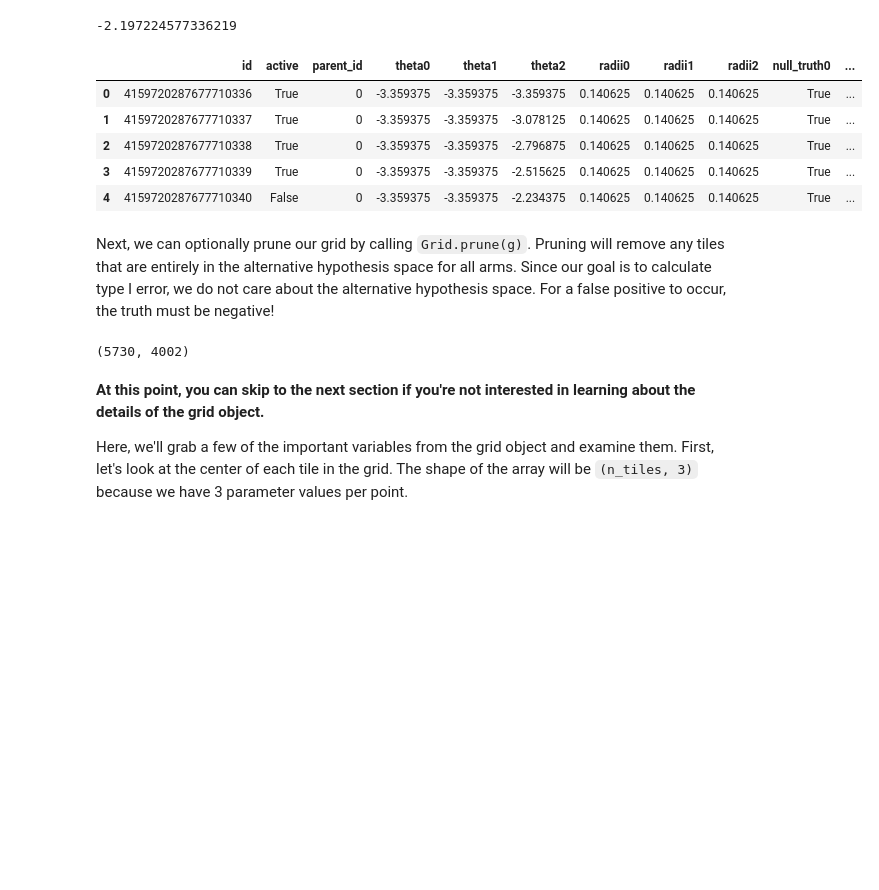
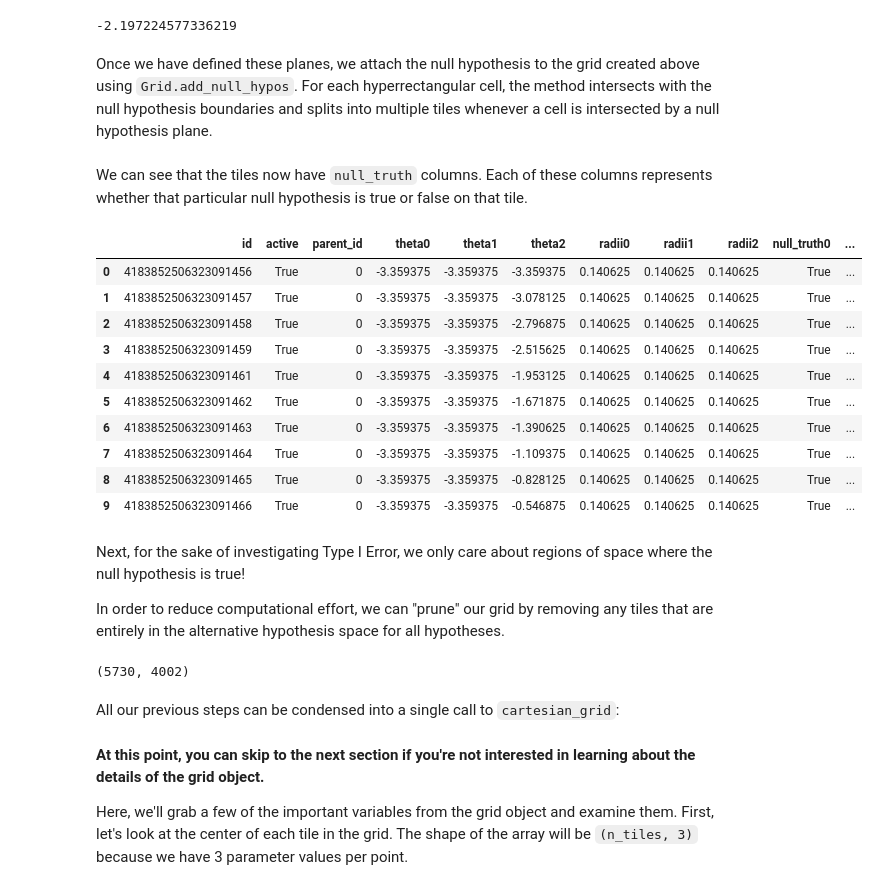
Before and after one commit to Confirm-Solutions/imprint, a Jupyter notebook: tutorials/basket.ipynb, the cells around one changed output. Saved outputs shown, nothing was run; the diff lists cells and outputs as text; code cells hidden in the pictures; blank space fills up the shorter version.

```diff
--- a/tutorials/basket.ipynb
+++ b/tutorials/basket.ipynb
@@ -134,0 +164,2 @@ g_unpruned = g_raw.add_null_hypos(null_hypos)
+# %% [markdown]
+Once we have defined these planes, we attach the null hypothesis to the grid created above using `Grid.add_null_hypos`. For each hyperrectangular cell, the method intersects with the null hypothesis boundaries and splits into multiple tiles whenever a cell is intersected by a null hypothesis plane.
@@ -135,20 +168,31 @@ g_unpruned = g_raw.add_null_hypos(null_hypos)
+# %% [markdown]
+We can see that the tiles now have `null_truth` columns. Each of these columns represents whether that particular null hypothesis is true or false on that tile.
 # %%
-g_unpruned.df.head()
+g_unpruned.active().df.head(n=10)
 # %% [output]
 |  | id | active | parent_id | theta0 | theta1 | theta2 | radii0 | radii1 | radii2 | null_truth0 | ... |
-| 0 | 4159720287677710336 | True | 0 | -3.359375 | -3.359375 | -3.359375 | 0.140625 | 0.140625 | 0.140625 | True | ... |
-| 1 | 4159720287677710337 | True | 0 | -3.359375 | -3.359375 | -3.078125 | 0.140625 | 0.140625 | 0.140625 | True | ... |
-| 2 | 4159720287677710338 | True | 0 | -3.359375 | -3.359375 | -2.796875 | 0.140625 | 0.140625 | 0.140625 | True | ... |
-| 3 | 4159720287677710339 | True | 0 | -3.359375 | -3.359375 | -2.515625 | 0.140625 | 0.140625 | 0.140625 | True | ... |
-| 4 | 4159720287677710340 | False | 0 | -3.359375 | -3.359375 | -2.234375 | 0.140625 | 0.140625 | 0.140625 | True | ... |
+| 0 | 4183852506323091456 | True | 0 | -3.359375 | -3.359375 | -3.359375 | 0.140625 | 0.140625 | 0.140625 | True | ... |
+| 1 | 4183852506323091457 | True | 0 | -3.359375 | -3.359375 | -3.078125 | 0.140625 | 0.140625 | 0.140625 | True | ... |
+| 2 | 4183852506323091458 | True | 0 | -3.359375 | -3.359375 | -2.796875 | 0.140625 | 0.140625 | 0.140625 | True | ... |
+| 3 | 4183852506323091459 | True | 0 | -3.359375 | -3.359375 | -2.515625 | 0.140625 | 0.140625 | 0.140625 | True | ... |
+| 4 | 4183852506323091461 | True | 0 | -3.359375 | -3.359375 | -1.953125 | 0.140625 | 0.140625 | 0.140625 | True | ... |
+| 5 | 4183852506323091462 | True | 0 | -3.359375 | -3.359375 | -1.671875 | 0.140625 | 0.140625 | 0.140625 | True | ... |
+| 6 | 4183852506323091463 | True | 0 | -3.359375 | -3.359375 | -1.390625 | 0.140625 | 0.140625 | 0.140625 | True | ... |
+| 7 | 4183852506323091464 | True | 0 | -3.359375 | -3.359375 | -1.109375 | 0.140625 | 0.140625 | 0.140625 | True | ... |
+| 8 | 4183852506323091465 | True | 0 | -3.359375 | -3.359375 | -0.828125 | 0.140625 | 0.140625 | 0.140625 | True | ... |
+| 9 | 4183852506323091466 | True | 0 | -3.359375 | -3.359375 | -0.546875 | 0.140625 | 0.140625 | 0.140625 | True | ... |
-# %% [markdown]
-Next, we can optionally prune our grid by calling `Grid.prune(g)`. Pruning will remove any tiles that are entirely in the alternative hypothesis space for all arms. Since our goal is to calculate type I error, we do not care about the alternative hypothesis space. For a false positive to occur, the truth must be negative!
+# %% [markdown]
+Next, for the sake of investigating Type I Error, we only care about regions of space where the null hypothesis is true!
+
+In order to reduce computational effort, we can "prune" our grid by removing any tiles that are entirely in the alternative hypothesis space for all hypotheses.
 # %%
 g = g_unpruned.prune()
 # %%
 g_unpruned.n_tiles, g.n_tiles
 # %% [output]
 (5730, 4002)
+# %% [markdown]
+All our previous steps can be condensed into a single call to `cartesian_grid`:
 # %%
 g = ip.cartesian_grid(
     theta_min=[-3.5, -3.5, -3.5],
```
Also changed, not shown: parts of 26 cells of this notebook, 14 other files.
